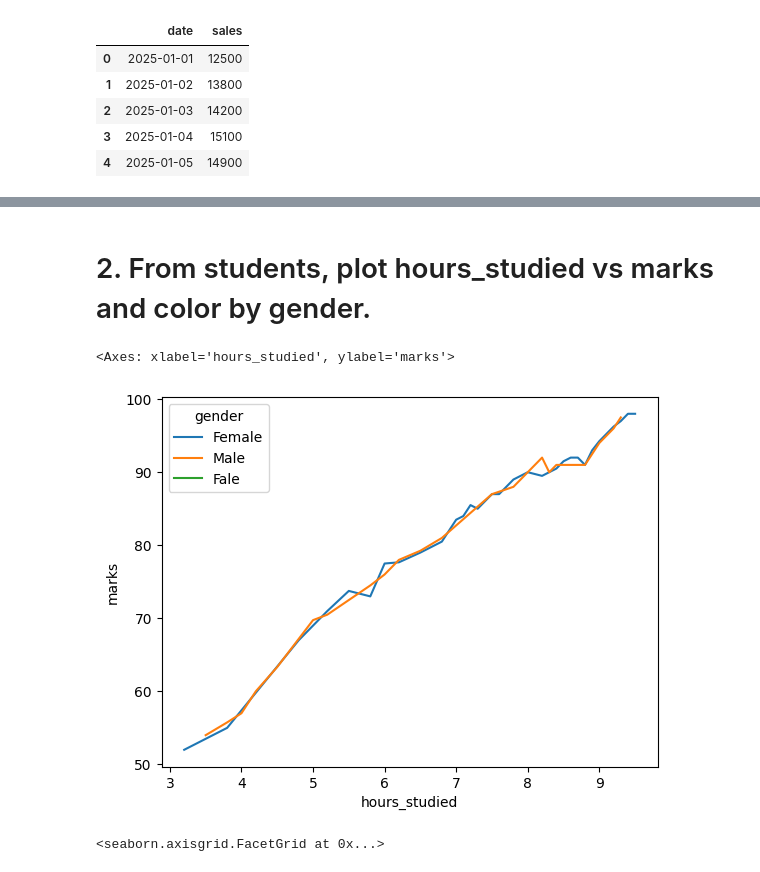
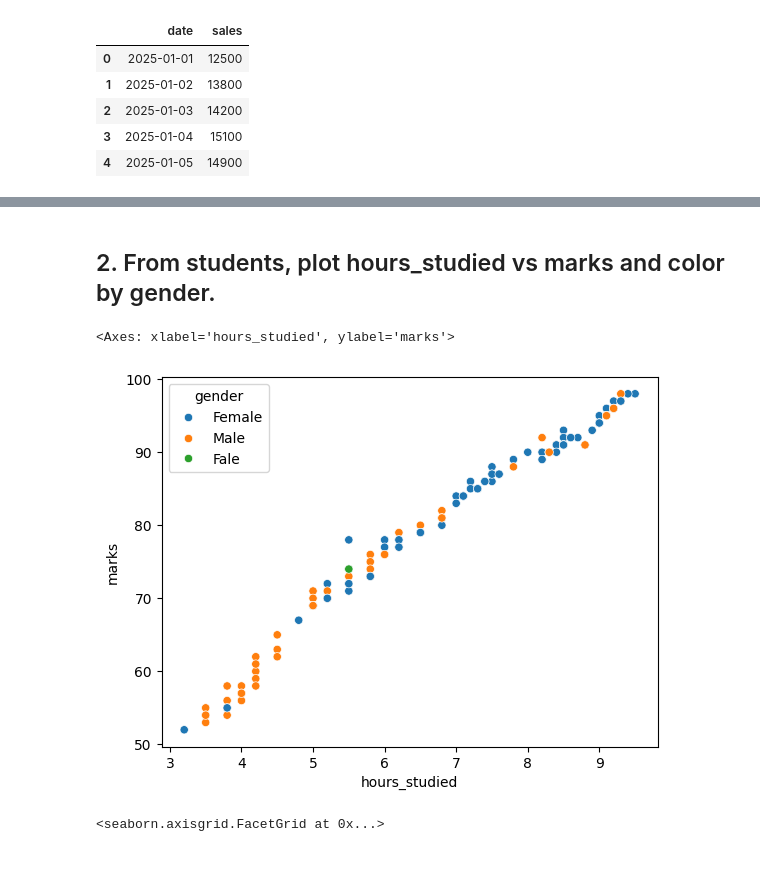
Before and after one commit to mohammadtuhin0/Phitron-Ai-Ml, a Jupyter notebook: Module Practice Topic/Module 14. Seaborn and Plotly Practice.ipynb, the cells around one changed output, grey strips where cells are left out. Saved outputs shown, nothing was run; the diff lists cells and outputs as text; code cells hidden in the pictures.

```diff
--- a/Module Practice Topic/Module 14. Seaborn and Plotly Practice.ipynb
+++ b/Module Practice Topic/Module 14. Seaborn and Plotly Practice.ipynb
@@ -39,10 +45,10 @@ student.head()
 | 3 | 4 | Diana Prince | Female | 19 | 9.1 | 95 | Science | 98 | ... |
 | 4 | 5 | Edward Lee | Male | 20 | 6.8 | 82 | English | 88 | ... |
 # %% [markdown]
-# 2. From students, plot hours_studied vs marks and color by gender.
+## 2. From students, plot hours_studied vs marks and color by gender.
 # %%
-sns.lineplot(data = student, x = 'hours_studied', y = 'marks', hue='gender', errorbar=None)
+sns.scatterplot(data = student, x = 'hours_studied', y = 'marks', hue='gender')
 # %% [output]
 <Axes: xlabel='hours_studied', ylabel='marks'>
-[figure, old version]
+[figure, new version]
 # %%
```
Also changed, not shown: parts of 19 cells of this notebook.
